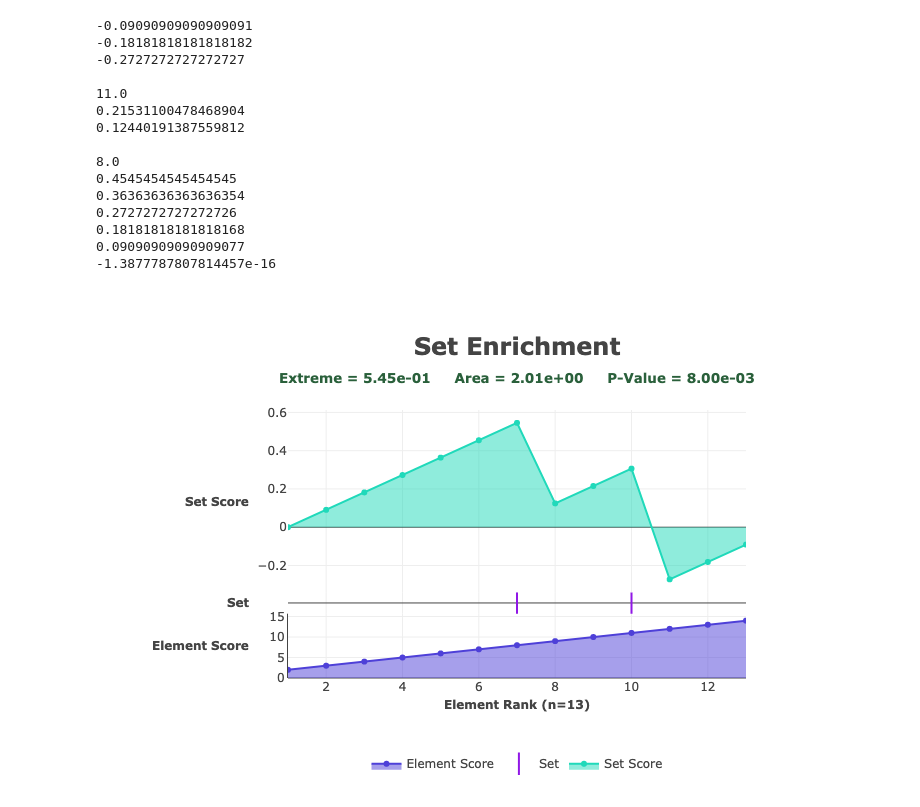
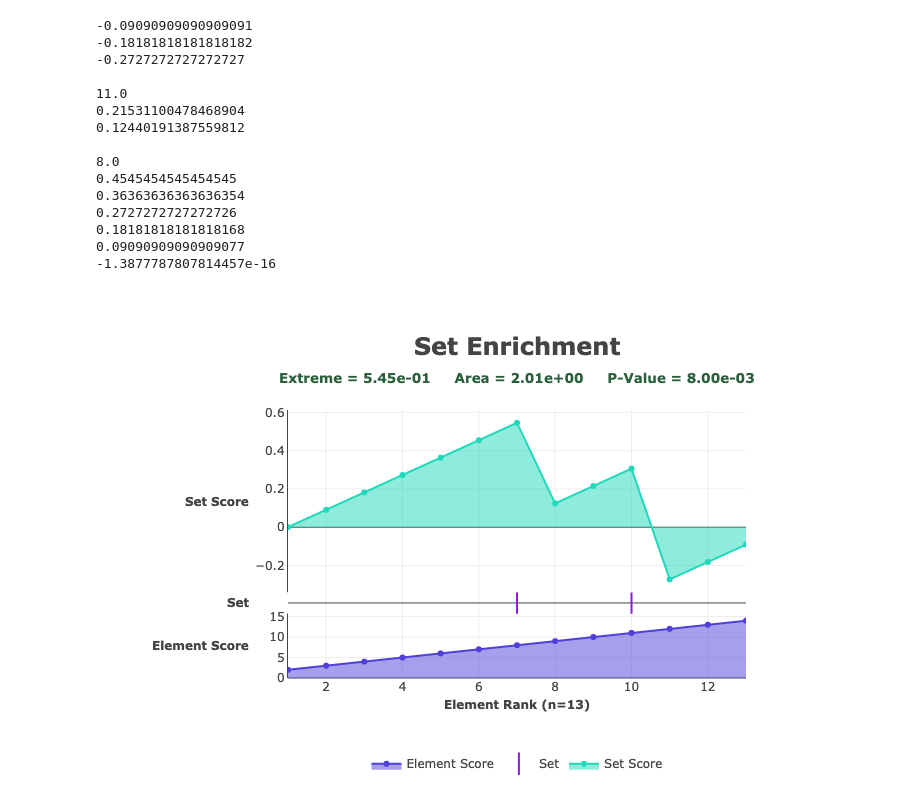
Before and after one commit to KwatME/FeatureSetEnrichment.jl, a Jupyter notebook: notebook/plot.ipynb, the cells around one changed output. Cells and saved outputs as stored; diff of their text form; code cells hidden in the pictures.

```diff
--- a/notebook/plot.ipynb
+++ b/notebook/plot.ipynb
@@ -82,7 +86,7 @@ layout = Layout(
     #xaxis1_spikedash = "solid",
 
     yaxis3_domain = yaxis3_domain,
-    #yaxis3_showline = true,
+    yaxis3_showline = true,
 
     yaxis2_domain = yaxis2_domain,
     yaxis2_showticklabels = false,
@@ -114,7 +118,6 @@ layout = Layout(
         ),
     ],
 )
-
 
 x = 1:n_element
 
@@ -172,31 +175,31 @@ push!(
 )
 
 set_score_trace = scatter(
     name = "Set Score",
     yaxis = "y3",
     x = x,
     y = set_score_,
     text = element_,
     line_width = line_width,
     line_color = "#20d9ba",
     fill = "tozeroy",
 )
 
 plot([element_score_trace, set_element_trace, set_score_trace], layout)
 # %% [output]
 -0.09090909090909091
 -0.18181818181818182
 -0.2727272727272727
 
 11.0
 0.21531100478468904
 0.12440191387559812
 
 8.0
 0.4545454545454545
 0.36363636363636354
 0.2727272727272726
 0.18181818181818168
 0.09090909090909077
 -1.3877787807814457e-16
-[figure, old version]
+[figure, new version]
```
Also changed, not shown: parts of 1 cell of this notebook, 1 other file.
